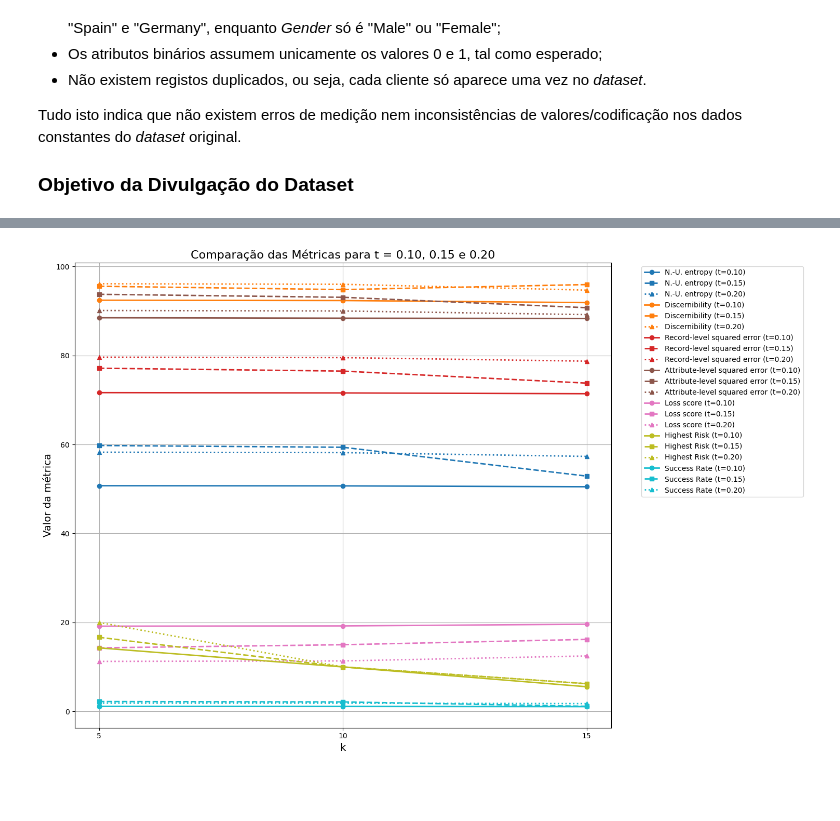
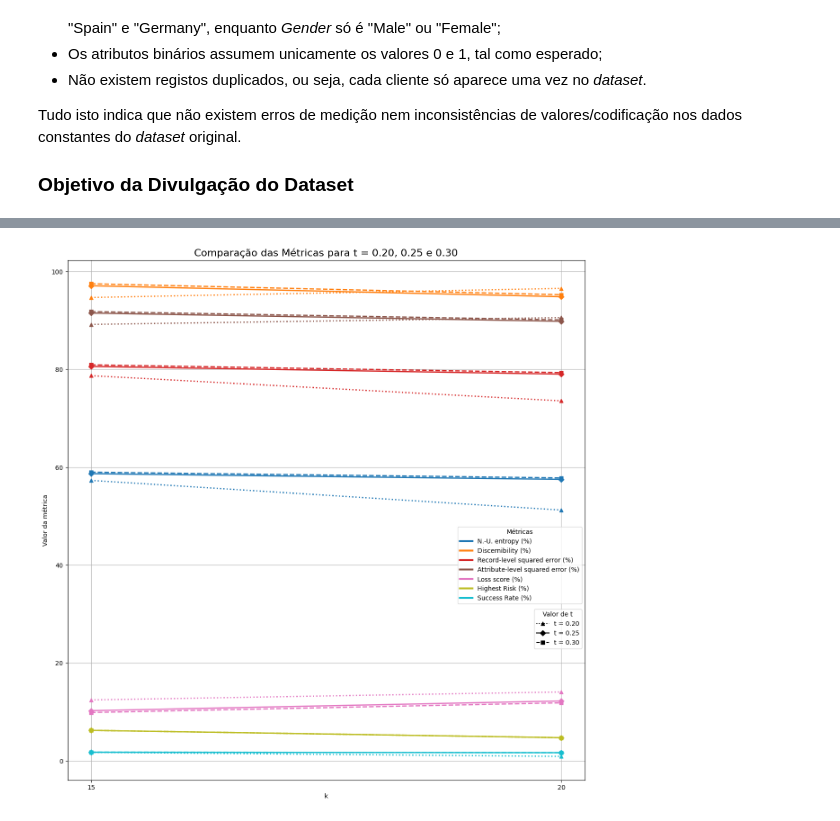
Before and after one commit to matildesimoes/privacidade, a Jupyter notebook: privacidade.ipynb, the cells around one changed output, grey strips where cells are left out. Cells and saved outputs as stored; diff of their text form; code cells hidden in the pictures; blank space fills up the shorter version.

```diff
--- a/privacidade.ipynb
+++ b/privacidade.ipynb
@@ -261,69 +182,71 @@ plt.show()
 # %%
 import pandas as pd
 import matplotlib.pyplot as plt
 import matplotlib.cm as cm
+from matplotlib.lines import Line2D
 
 # Carregar os dados
-df_01 = pd.read_csv("results_01.csv")
-df_015 = pd.read_csv("results_015.csv")
-df_02 = pd.read_csv("results_02.csv")
+df_02 = pd.read_csv("novo_02.csv")
+df_025 = pd.read_csv("novo_025.csv")
+df_03 = pd.read_csv("novo_03.csv")
 
 # Selecionar métricas
-metrics = df_01.columns.drop(['k', 't'])
+metrics = df_02.columns.drop(['k', 't'])
 
 # Gerar cores únicas para cada métrica
-colors = cm.get_cmap('tab10', len(metrics))  # ou 'Set1', 'tab20', etc.
+colors = cm.get_cmap('tab10', len(metrics))
 
 # Estilos de linha por t
 linestyles = {
-    0.1: 'solid',
-    0.15: 'dashed',
-    0.2: 'dotted'
+    0.2: 'dotted',
+    0.25: 'solid',
+    0.3: 'dashed'
+}
+markers = {
+    0.2: '^',   # triângulo
+    0.25: 'D',  # losango
+    0.3: 's'    # quadrado
 }
 
-# Marcadores por t
-markers = {
-    0.1: 'o',
-    0.15: 's',
-    0.2: '^'
-}
-
-# Criar gráfico
-plt.figure(figsize=(15, 10))
+plt.figure(figsize=(20, 15))  # espaço extra
 
 for i, metric in enumerate(metrics):
-    plt.plot(df_01['k'], df_01[metric],
-             label=f'{metric} (t=0.10)',
-             color=colors(i),
-             linestyle=linestyles[0.1],
-             marker=markers[0.1],
-             linewidth=2,
-             markersize=6)
+    plt.plot(df_02['k'], df_02[metric], label=f'{metric}',
+             color=colors(i), linestyle=linestyles[0.2], marker=markers[0.2],
+             linewidth=2, markersize=6)
 
-    plt.plot(df_015['k'], df_015[metric],
-             label=f'{metric} (t=0.15)',
-             color=colors(i),
-             linestyle=linestyles[0.15],
-             marker=markers[0.15],
-             linewidth=2,
-             markersize=6)
+    plt.plot(df_025['k'], df_025[metric], color=colors(i),
+             linestyle=linestyles[0.25], marker=markers[0.25],
+             linewidth=2, markersize=6)
 
-    plt.plot(df_02['k'], df_02[metric],
-             label=f'{metric} (t=0.20)',
-             color=colors(i),
-             linestyle=linestyles[0.2],
-             marker=markers[0.2],
-             linewidth=2,
-             markersize=6)
+    plt.plot(df_03['k'], df_03[metric], color=colors(i),
+             linestyle=linestyles[0.3], marker=markers[0.3],
+             linewidth=2, markersize=6)
 
-plt.xticks(df_01['k'])
-plt.title('Comparação das Métricas para t = 0.10, 0.15 e 0.20', fontsize=16)
-plt.xlabel('k', fontsize=14)
-plt.ylabel('Valor da métrica', fontsize=14)
+plt.xticks(df_02['k'])
+plt.title('Comparação das Métricas para t = 0.20, 0.25 e 0.30', fontsize=16)
+plt.xlabel('k', fontsize=10)
+plt.ylabel('Valor da métrica', fontsize=10)
 plt.grid(True)
-plt.legend(bbox_to_anchor=(1.05, 1), loc='upper left', fontsize=10)
-plt.tight_layout()
+
+# Legendas
+metric_handles = [Line2D([0], [0], color=colors(i), linewidth=3, label=metric) for i, metric in enumerate(metrics)]
+style_handles = [
+    Line2D([0], [0], color='black', linestyle=linestyles[0.2], marker=markers[0.2], label='t = 0.20'),
+    Line2D([0], [0], color='black', linestyle=linestyles[0.25], marker=markers[0.25], label='t = 0.25'),
+    Line2D([0], [0], color='black', linestyle=linestyles[0.3], marker=markers[0.3], label='t = 0.30')
+]
+
+legend1 = plt.legend(handles=metric_handles, title="Métricas", loc='upper left',
+                     bbox_to_anchor=(0.555, 0.49), bbox_transform=plt.gcf().transFigure)
+legend2 = plt.legend(handles=style_handles, title="Valor de t", loc='lower left',
+                     bbox_to_anchor=(0.64, 0.3), bbox_transform=plt.gcf().transFigure)
+plt.gca().add_artist(legend1)
+
+# Ajustar espaço à direita
+plt.subplots_adjust(right=0.7)
+
 plt.show()
 # %% [output]
-[figure, old version]
+[figure, new version]
 # %%
```
Also changed, not shown: parts of 18 cells of this notebook, 6 other files.
